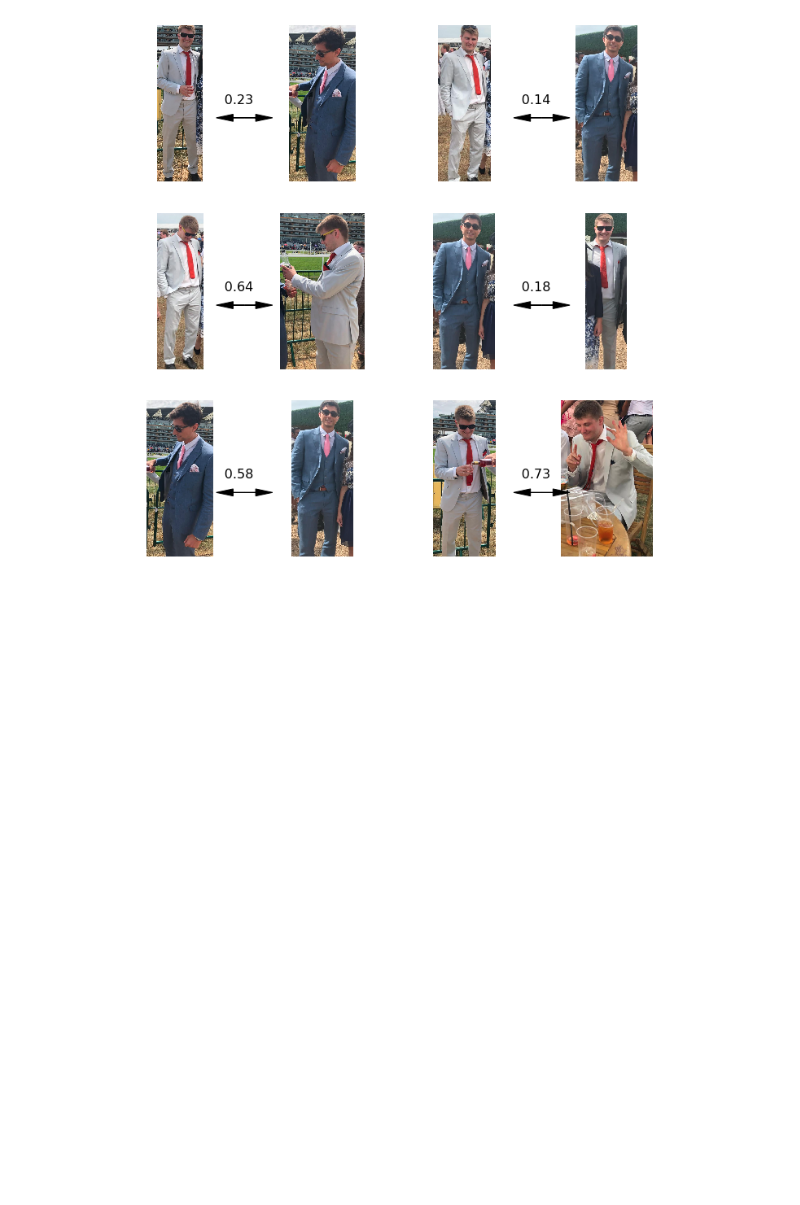
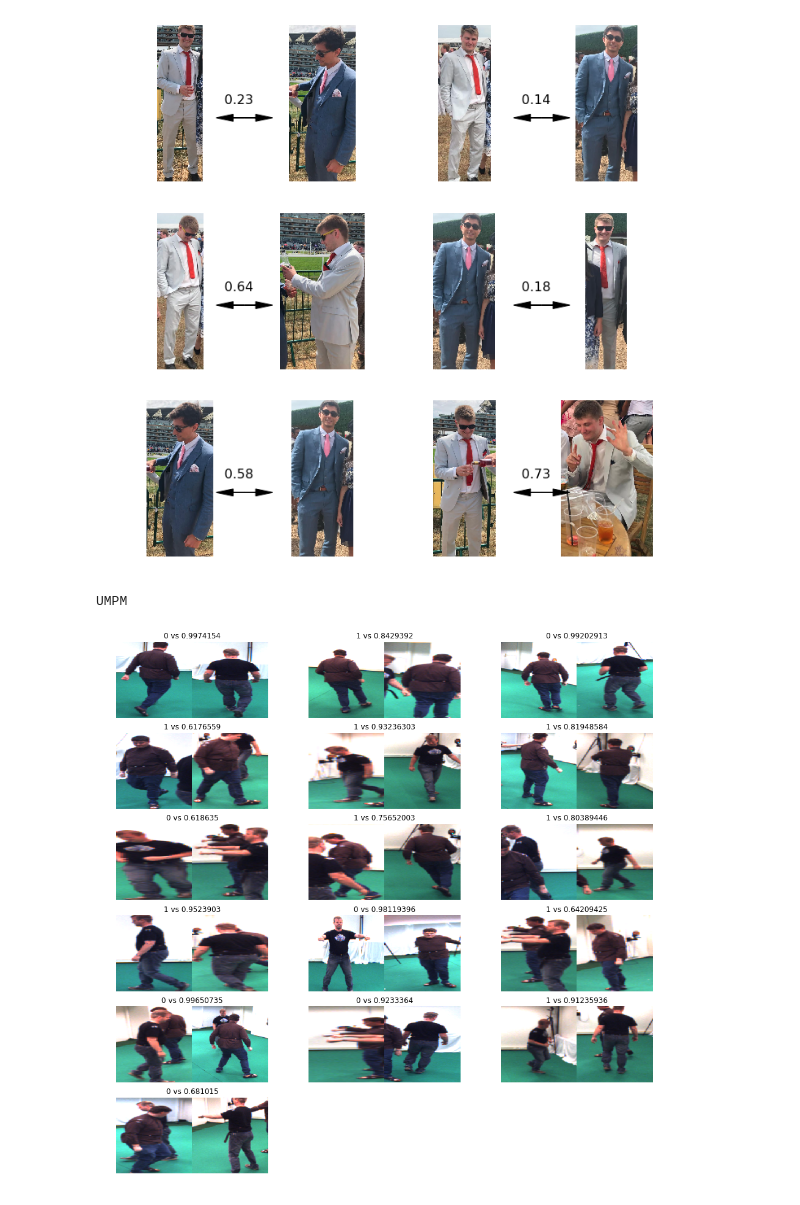
Before and after one commit to jutanke/person_reid, a Jupyter notebook: sample.ipynb, the cells around one changed output. Saved outputs shown, nothing was run; the diff lists cells and outputs as text; code cells hidden in the pictures; blank space fills up the shorter version.

```diff
--- a/sample.ipynb
+++ b/sample.ipynb
@@ -94,3 +93,40 @@ plt.show()
 # %% [output]
 score: [0.22611451 0.14023568 0.63812697 0.17998098 0.5782502  0.7322146 ]
 [figure]
+# %%
+import json
+import numpy as np
+from math import ceil
+from reid.data import UMPMSampler
+
+Settings = json.load(open('settings.txt'))
+target_w = 221
+target_h = 221
+
+root = Settings['data_root']  # where data is stored
+user = Settings['UMPM']['username']  # request this from the UMPM website
+pwd = Settings['UMPM']['password']
+umpm_sampler = UMPMSampler(root, ['p2_free_1'], user, pwd, target_w, target_h)
+
+X, Y = umpm_sampler.get_train(batch_size=16)
+n = len(X)
+
+Im1 = X[:, :, :, 0:3]
+Im2 = X[:, :, :, 3:6]
+
+score = model.predict(Im1, Im2)
+
+fig = plt.figure(figsize=(16,16))
+for i, (y, y_hat, im) in enumerate(zip(Y, score, X)):
+    im1 = im[:, :, 0:3].astype('uint8')
+    im2 = im[:, :, 3:6].astype('uint8')
+    img = np.concatenate([im1, im2], axis=1)
+    ax = fig.add_subplot(int(ceil(n/3)), 3, i+1)
+    ax.axis('off')
+    ax.set_title(str(y[0]) + ' vs ' + str(y_hat))
+    ax.imshow(img)
+
+plt.show()
+# %% [output]
+UMPM
+[figure, added]
```
Also changed, not shown: parts of 1 cell of this notebook, 1 other file.
